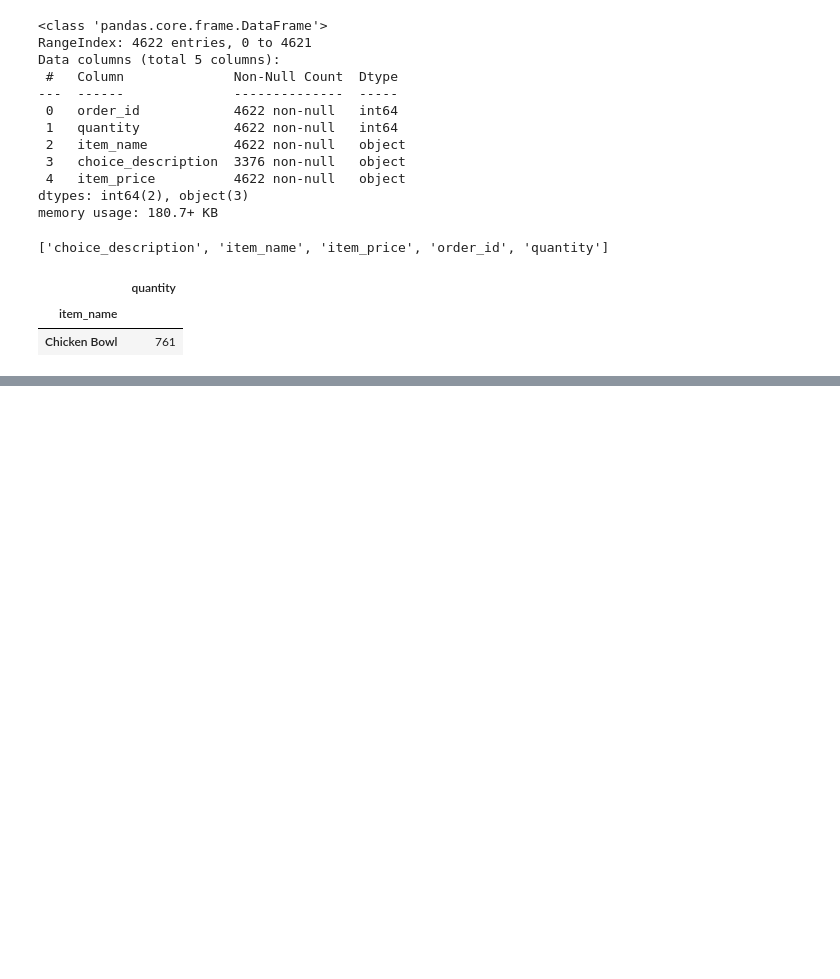
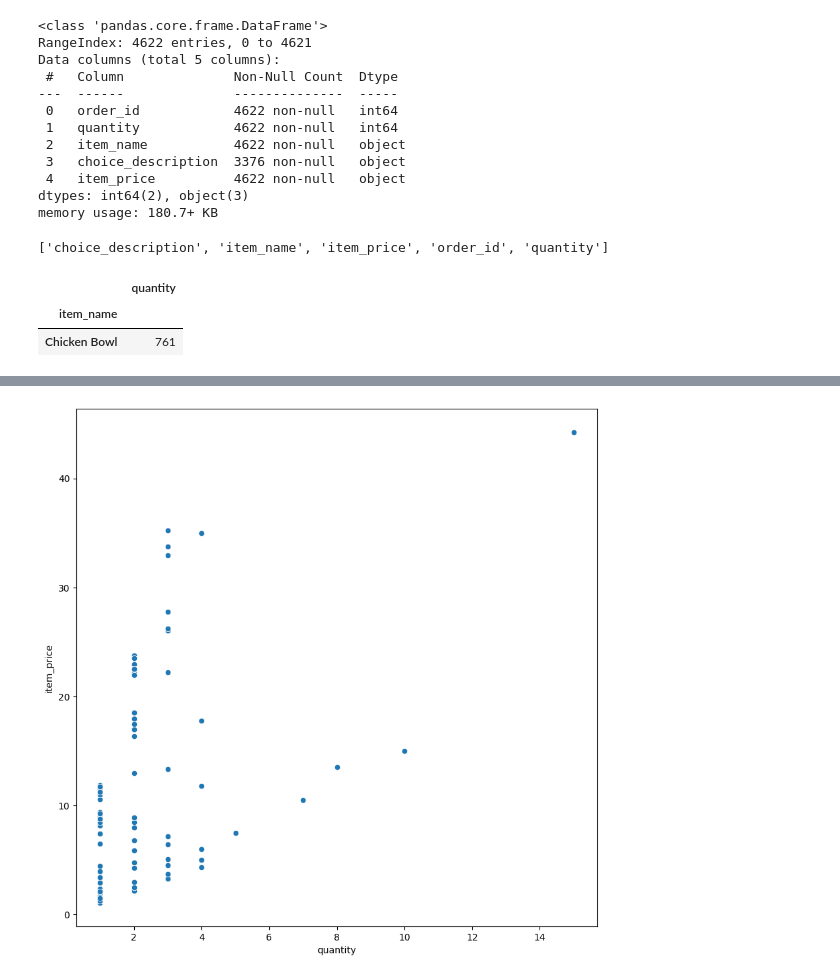
Before and after one commit to GordonZhen/team-data-exploration, a Jupyter notebook: chipotle_data.ipynb, the cells around one changed output, grey strips where cells are left out. Cells and saved outputs as stored; diff of their text form; code cells hidden in the pictures; blank space fills up the shorter version.

```diff
--- a/chipotle_data.ipynb
+++ b/chipotle_data.ipynb
@@ -82,4 +142,15 @@ ValueError: could not convert string to float: '2.39 3.39 3.39 2.39 16.98 10.98
 # %%
 #10. Create a scatter plot showing how many items were order based on the price of the item.
+#sns.scatterplot(data=tips, x="total_bill", y="tip")
+
+x = chipotle_data ["quantity"]
+y = chipotle_data ["item_price"].str.replace('$','',regex = False).astype(float)
+
+seaborn.scatterplot(data = chipotle_data, x=x , y=y )
+fig = plt.gcf()
+fig.set_size_inches(10,10)
+plt.show()
+# %% [output]
+[figure, added]
 # %%
 #11. Your team can come up with its own custom question to answer and visualize!
```
Also changed, not shown: parts of 8 cells of this notebook.
